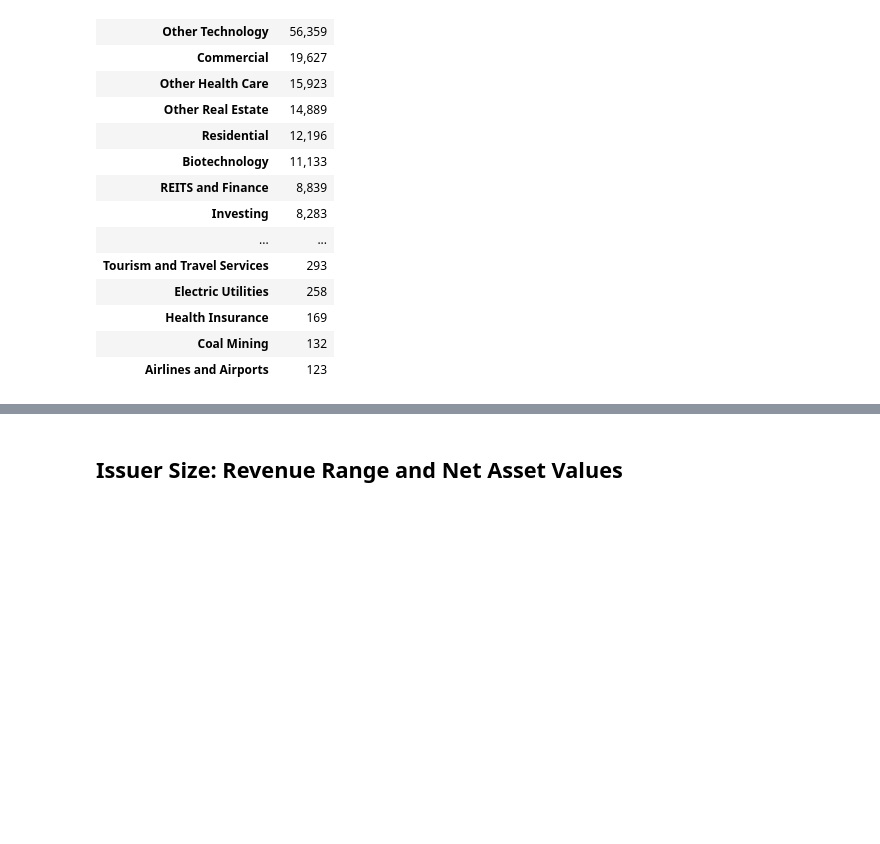
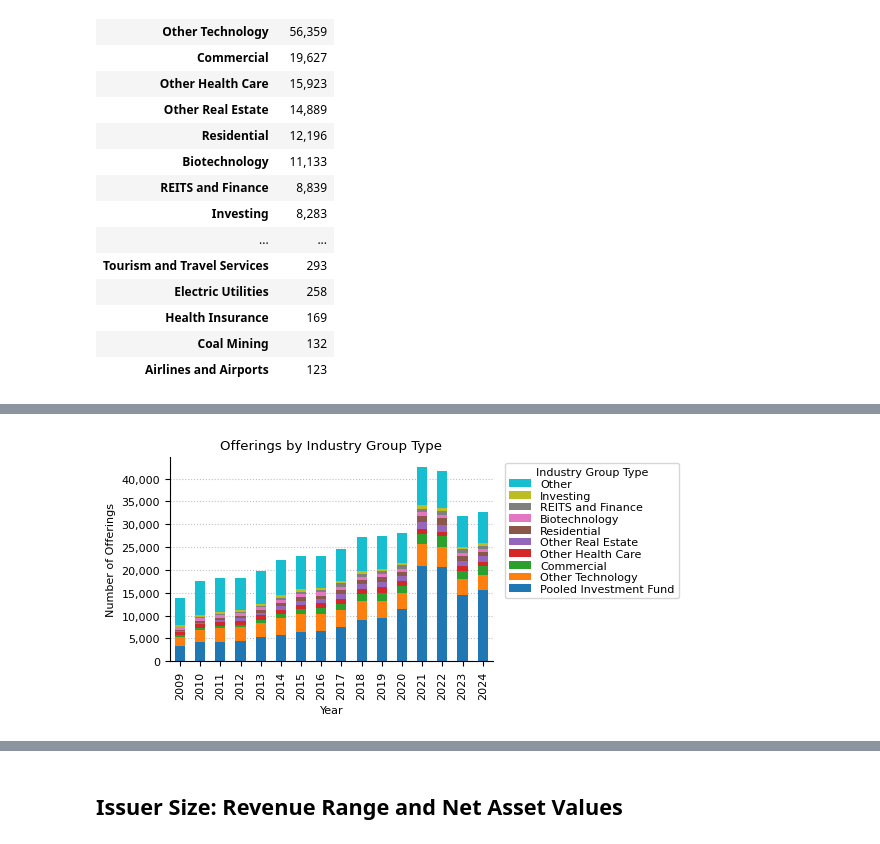
Before and after one commit to SEC-API-io/sec-api-cookbook, a Jupyter notebook: notebooks/form-d/form-d-tutorial-website.ipynb, the cells around one changed output, grey strips where cells are left out. Cells and saved outputs as stored; diff of their text form; code cells hidden in the pictures; blank space fills up the shorter version.

```diff
--- a/notebooks/form-d/form-d-tutorial-website.ipynb
+++ b/notebooks/form-d/form-d-tutorial-website.ipynb
@@ -657,0 +702,24 @@ industryGroupType
+# %%
+fig, ax = plt.subplots(figsize=(6, 3))
+
+industryGroupTypePiv.T.loc[2009:2024, :].plot(kind="bar", stacked=True, ax=ax)
+
+ax.set_title("Offerings by Industry Group Type")
+ax.set_xlabel("Year")
+ax.set_ylabel("Number of Offerings")
+ax.yaxis.set_major_formatter(mtick.StrMethodFormatter("{x:,.0f}"))
+ax.grid(axis="x")
+ax.set_axisbelow(True)
+handles, labels = ax.get_legend_handles_labels()
+ax.legend(
+    reversed(handles),
+    reversed(labels),
+    title="Industry Group Type",
+    bbox_to_anchor=(1.02, 1),
+    labelspacing=0.15,
+)
+plt.xticks(rotation=90)
+plt.tight_layout()
+plt.show()
+# %% [output]
+[figure, added]
```
Also changed, not shown: parts of 7 cells of this notebook.
